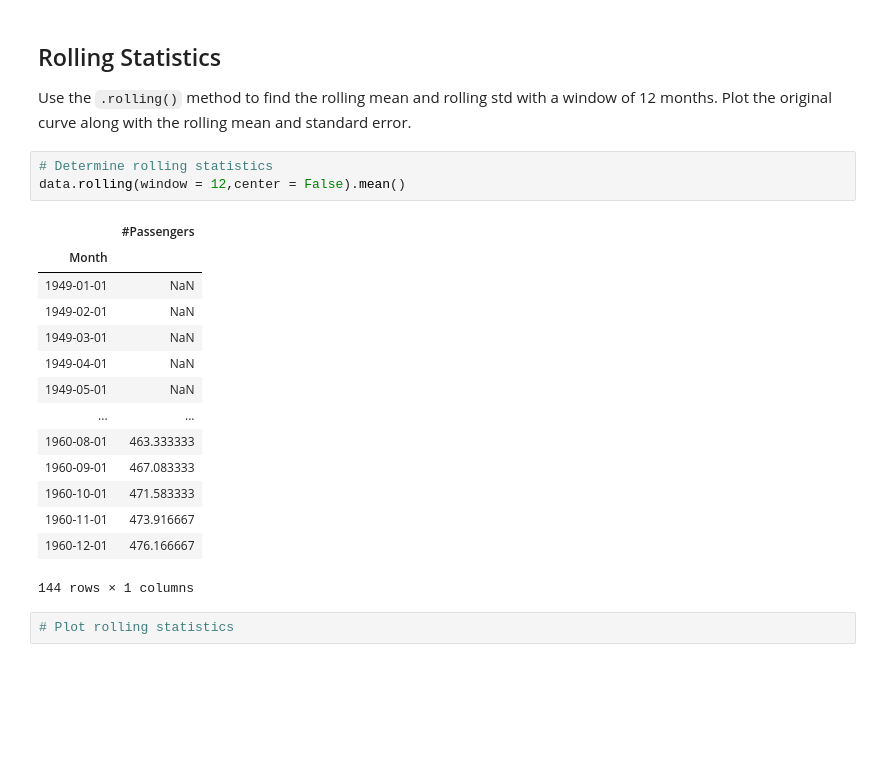
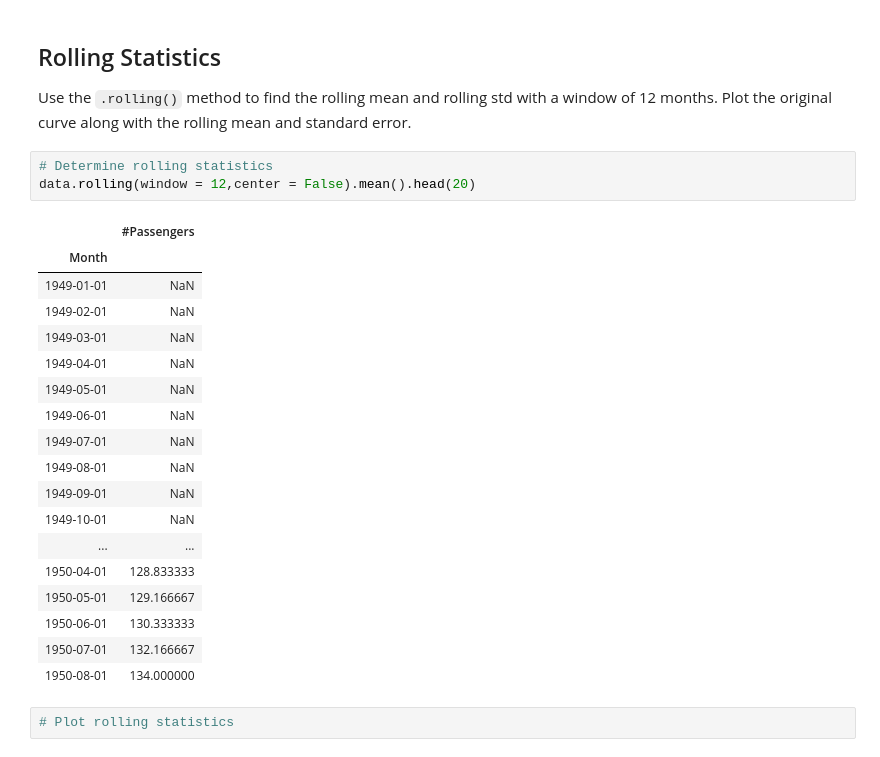
Before and after one commit to rmei97/dsc-testing-for-trends-lab-nyc-ds-033020, a Jupyter notebook: index.ipynb, the cells around one changed output. Cells and saved outputs as stored; diff of their text form; blank space fills up the shorter version.

```diff
--- a/index.ipynb
+++ b/index.ipynb
@@ -74,22 +74,26 @@ Wec can see that that there is an overall increasing trend in the data along wit
 Use the `.rolling()` method to find the rolling mean and rolling std with a window of 12 months. Plot the original curve along with the rolling mean and standard error.
 # %%
 # Determine rolling statistics
-data.rolling(window = 12,center = False).mean()
+data.rolling(window = 12,center = False).mean().head(20)
 # %% [output]
 |  | #Passengers |
 | Month |  |
 | 1949-01-01 | NaN |
 | 1949-02-01 | NaN |
 | 1949-03-01 | NaN |
 | 1949-04-01 | NaN |
 | 1949-05-01 | NaN |
+| 1949-06-01 | NaN |
+| 1949-07-01 | NaN |
+| 1949-08-01 | NaN |
+| 1949-09-01 | NaN |
+| 1949-10-01 | NaN |
 | ... | ... |
-| 1960-08-01 | 463.333333 |
-| 1960-09-01 | 467.083333 |
-| 1960-10-01 | 471.583333 |
-| 1960-11-01 | 473.916667 |
-| 1960-12-01 | 476.166667 |
+| 1950-04-01 | 128.833333 |
+| 1950-05-01 | 129.166667 |
+| 1950-06-01 | 130.333333 |
+| 1950-07-01 | 132.166667 |
+| 1950-08-01 | 134.000000 |
-144 rows × 1 columns
 # %%
 # Plot rolling statistics
 # %% [markdown]
```
